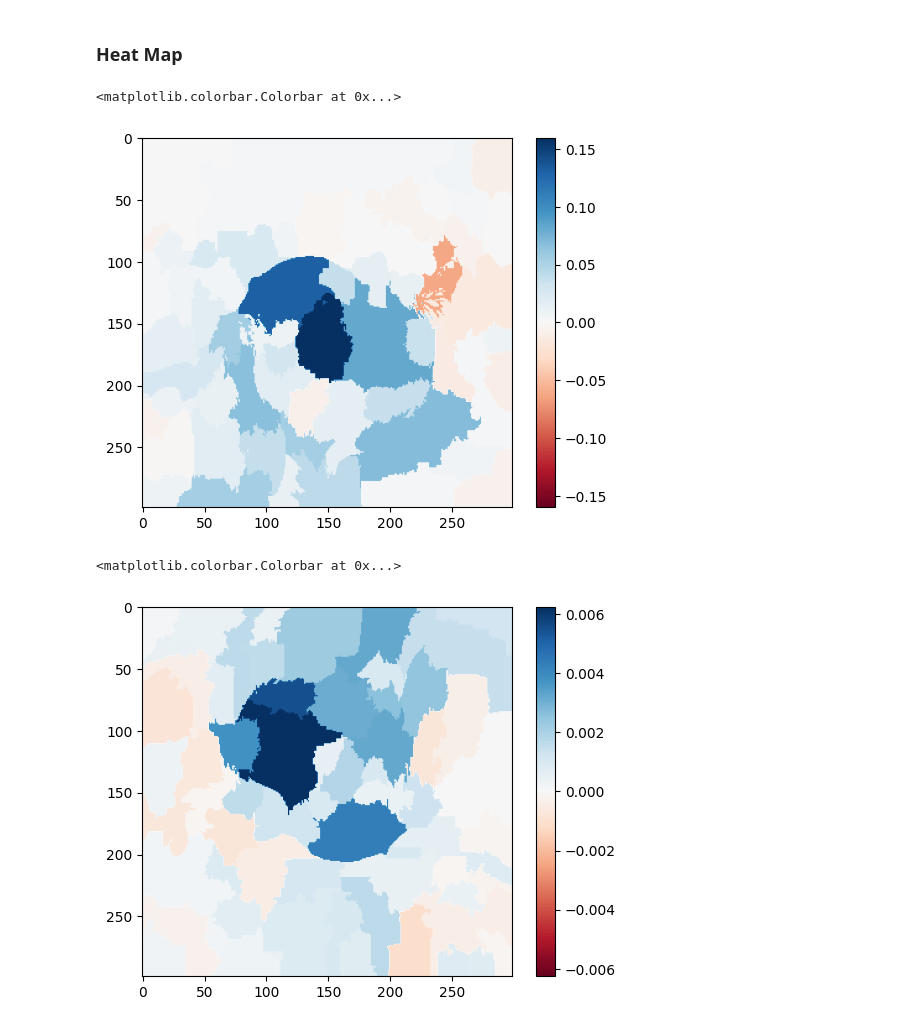
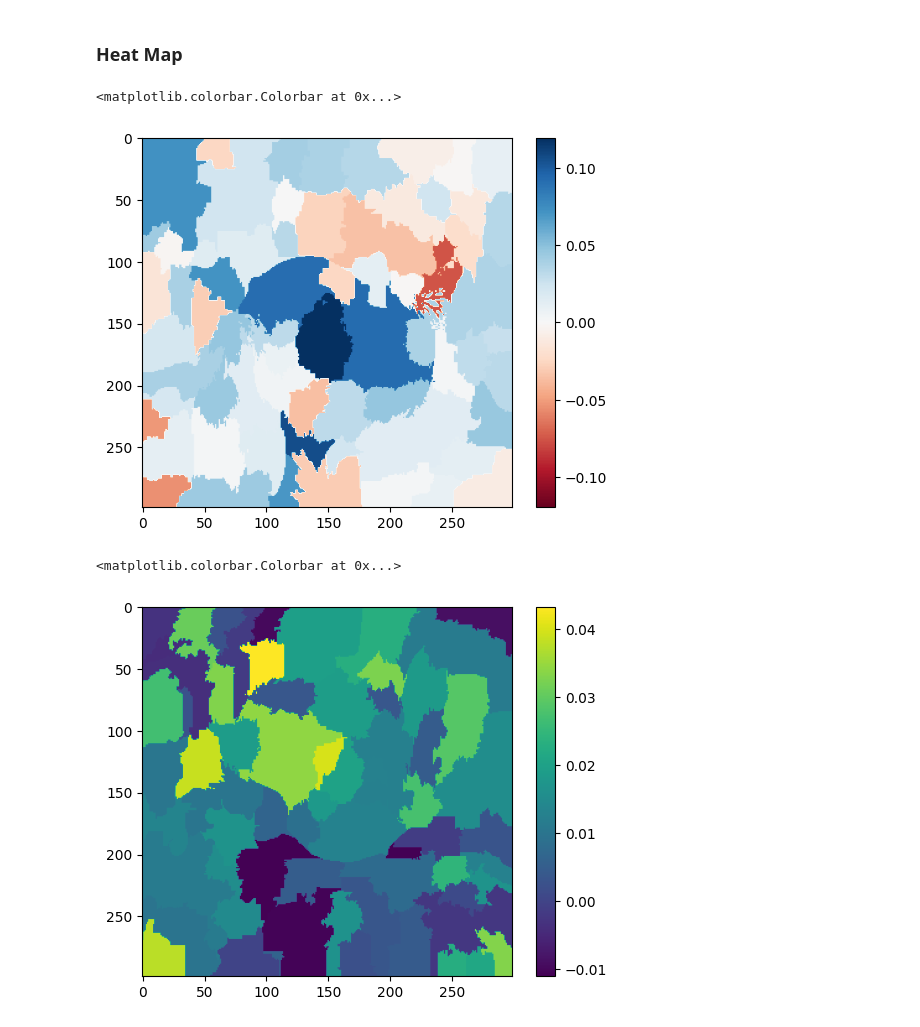
Before and after one commit to DevTimBo/DEEPL-Project, a Jupyter notebook: LIME/LIME.ipynb, the cells around one changed output. Cells and saved outputs as stored; diff of their text form; code cells hidden in the pictures.

Commit message:
tried limit test heatmap

```diff
--- a/LIME/LIME.ipynb
+++ b/LIME/LIME.ipynb
@@ -132,6 +133,6 @@ for x in decode_predictions(preds)[index]:
 explainer = lime_image.LimeImageExplainer()
 
 # Change the index value for different images, and its going to take a while
-explanation = explainer.explain_instance(images[index].astype('double'), model.predict, top_labels=5, hide_color=0, num_samples=1000)
-aug_explanation = explainer.explain_instance(aug_images[index].astype('double'), model.predict, top_labels=5, hide_color=0, num_samples=1000)
+explanation = explainer.explain_instance(images[index].astype('double'), model.predict, top_labels=5, hide_color=0, num_samples=50)
+aug_explanation = explainer.explain_instance(aug_images[index].astype('double'), model.predict, top_labels=5, hide_color=0, num_samples=50)
 # %% [output]
@@ -179,18 +177,18 @@ plt.imshow(heatmap, cmap = 'RdBu', vmin  = -heatmap.max(), vmax = heatmap.max())
 plt.colorbar()
 # %% [output]
 <matplotlib.colorbar.Colorbar at 0x...>
-[figure, old version]
+[figure, new version]
 # %%
 # Select the same class explained on the figures above.
 ind =  aug_explanation.top_labels[0]
 
 #Map each explanation weight to the corresponding superpixel
 dict_heatmap = dict(aug_explanation.local_exp[ind])
 heatmap = np.vectorize(dict_heatmap.get)(aug_explanation.segments)
 
 #Plot. The visualization makes more sense if a symmetrical colorbar is used.
-plt.imshow(heatmap, cmap = 'RdBu', vmin  = -heatmap.max(), vmax = heatmap.max())
+plt.imshow(heatmap)#, cmap = 'RdBu', vmin  = -heatmap.max(), vmax = heatmap.max())
 plt.colorbar()
 # %% [output]
 <matplotlib.colorbar.Colorbar at 0x...>
-[figure, old version]
+[figure, new version]
```
Also changed, not shown: parts of 6 cells of this notebook.
